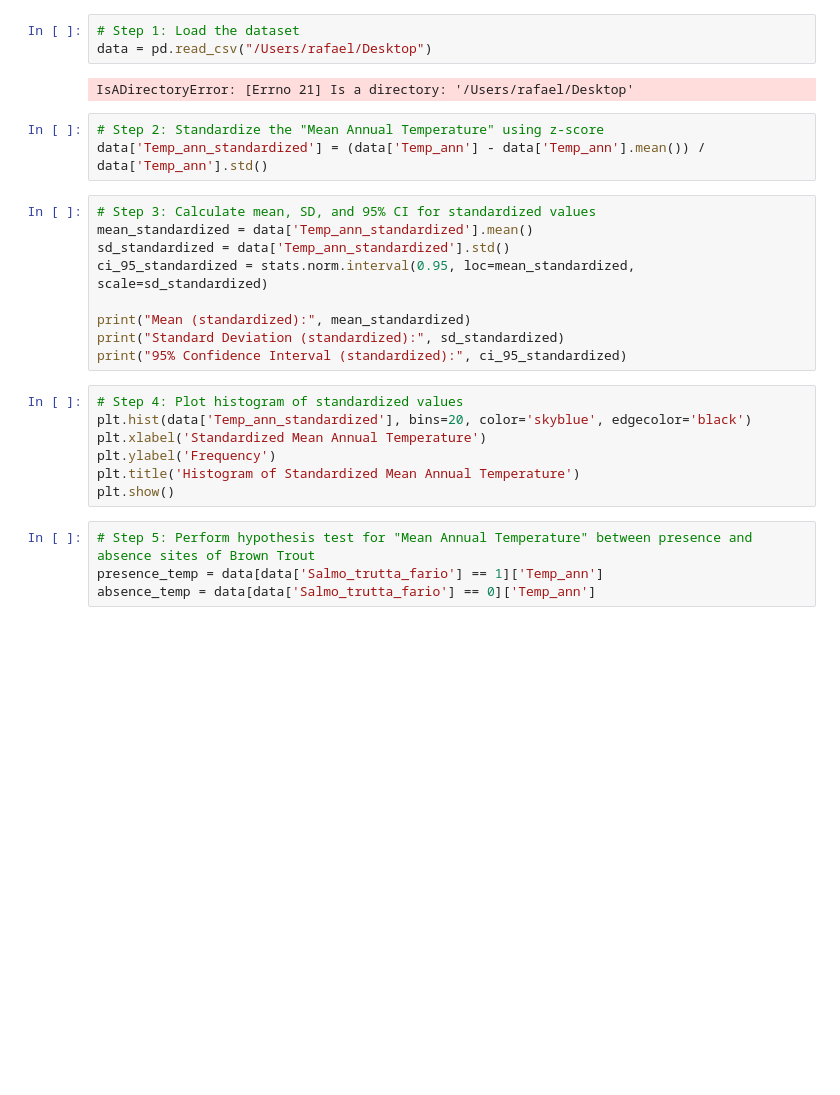
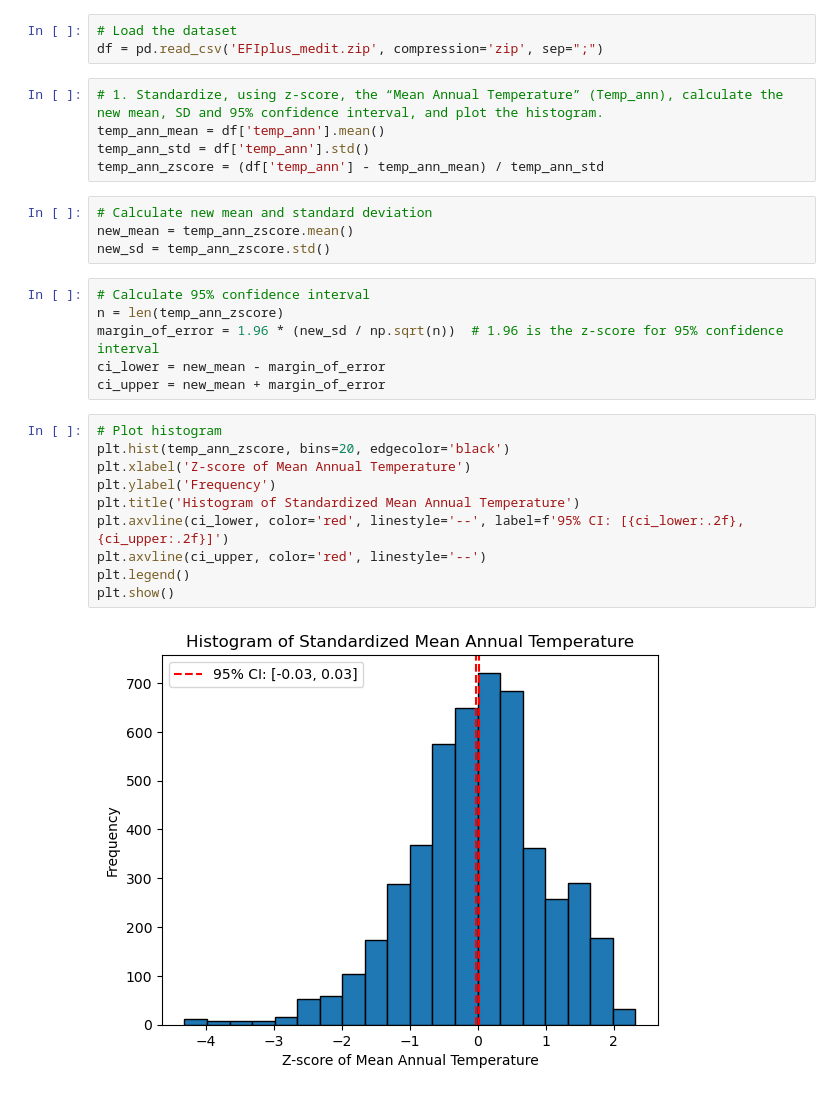
Before and after one commit to isa-ulisboa/greends-avcad-2024, a Jupyter notebook: people/Rafael/ex5/ex5.ipynb, the cells around one changed output. Cells and saved outputs as stored; diff of their text form; blank space fills up the shorter version.

```diff
--- a/people/Rafael/ex5/ex5.ipynb
+++ b/people/Rafael/ex5/ex5.ipynb
@@ -6,28 +10,30 @@ import matplotlib.pyplot as plt
 # %%
-# Step 1: Load the dataset
-data = pd.read_csv("/Users/rafael/Desktop")
+# Load the dataset
+df = pd.read_csv('EFIplus_medit.zip', compression='zip', sep=";")
-# %% [output]
-IsADirectoryError: [Errno 21] Is a directory: '/Users/rafael/Desktop'
-# %%
-# Step 2: Standardize the "Mean Annual Temperature" using z-score
-data['Temp_ann_standardized'] = (data['Temp_ann'] - data['Temp_ann'].mean()) / data['Temp_ann'].std()
-# %%
-# Step 3: Calculate mean, SD, and 95% CI for standardized values
-mean_standardized = data['Temp_ann_standardized'].mean()
-sd_standardized = data['Temp_ann_standardized'].std()
-ci_95_standardized = stats.norm.interval(0.95, loc=mean_standardized, scale=sd_standardized)
-
-print("Mean (standardized):", mean_standardized)
-print("Standard Deviation (standardized):", sd_standardized)
-print("95% Confidence Interval (standardized):", ci_95_standardized)
+# %%
+# 1. Standardize, using z-score, the “Mean Annual Temperature” (Temp_ann), calculate the new mean, SD and 95% confidence interval, and plot the histogram.
+temp_ann_mean = df['temp_ann'].mean()
+temp_ann_std = df['temp_ann'].std()
+temp_ann_zscore = (df['temp_ann'] - temp_ann_mean) / temp_ann_std
+# %%
+# Calculate new mean and standard deviation
+new_mean = temp_ann_zscore.mean()
+new_sd = temp_ann_zscore.std()
+# %%
+# Calculate 95% confidence interval
+n = len(temp_ann_zscore)
+margin_of_error = 1.96 * (new_sd / np.sqrt(n))  # 1.96 is the z-score for 95% confidence interval
+ci_lower = new_mean - margin_of_error
+ci_upper = new_mean + margin_of_error
 # %%
-# Step 4: Plot histogram of standardized values
-plt.hist(data['Temp_ann_standardized'], bins=20, color='skyblue', edgecolor='black')
-plt.xlabel('Standardized Mean Annual Temperature')
+# Plot histogram
+plt.hist(temp_ann_zscore, bins=20, edgecolor='black')
+plt.xlabel('Z-score of Mean Annual Temperature')
 plt.ylabel('Frequency')
 plt.title('Histogram of Standardized Mean Annual Temperature')
+plt.axvline(ci_lower, color='red', linestyle='--', label=f'95% CI: [{ci_lower:.2f}, {ci_upper:.2f}]')
+plt.axvline(ci_upper, color='red', linestyle='--')
+plt.legend()
 plt.show()
+# %% [output]
+[figure, added]
-# %%
-# Step 5: Perform hypothesis test for "Mean Annual Temperature" between presence and absence sites of Brown Trout
-presence_temp = data[data['Salmo_trutta_fario'] == 1]['Temp_ann']
-absence_temp = data[data['Salmo_trutta_fario'] == 0]['Temp_ann']
```
Also changed, not shown: parts of 9 cells of this notebook, 2 other files.
